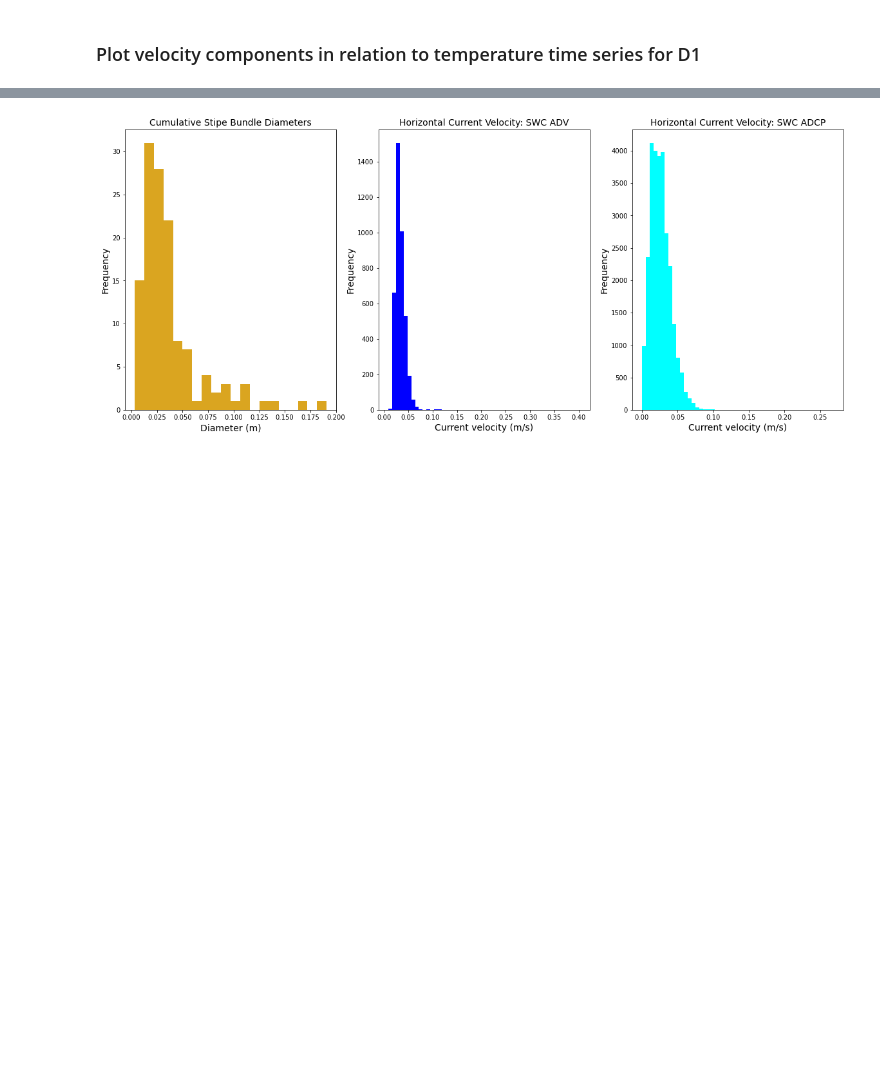
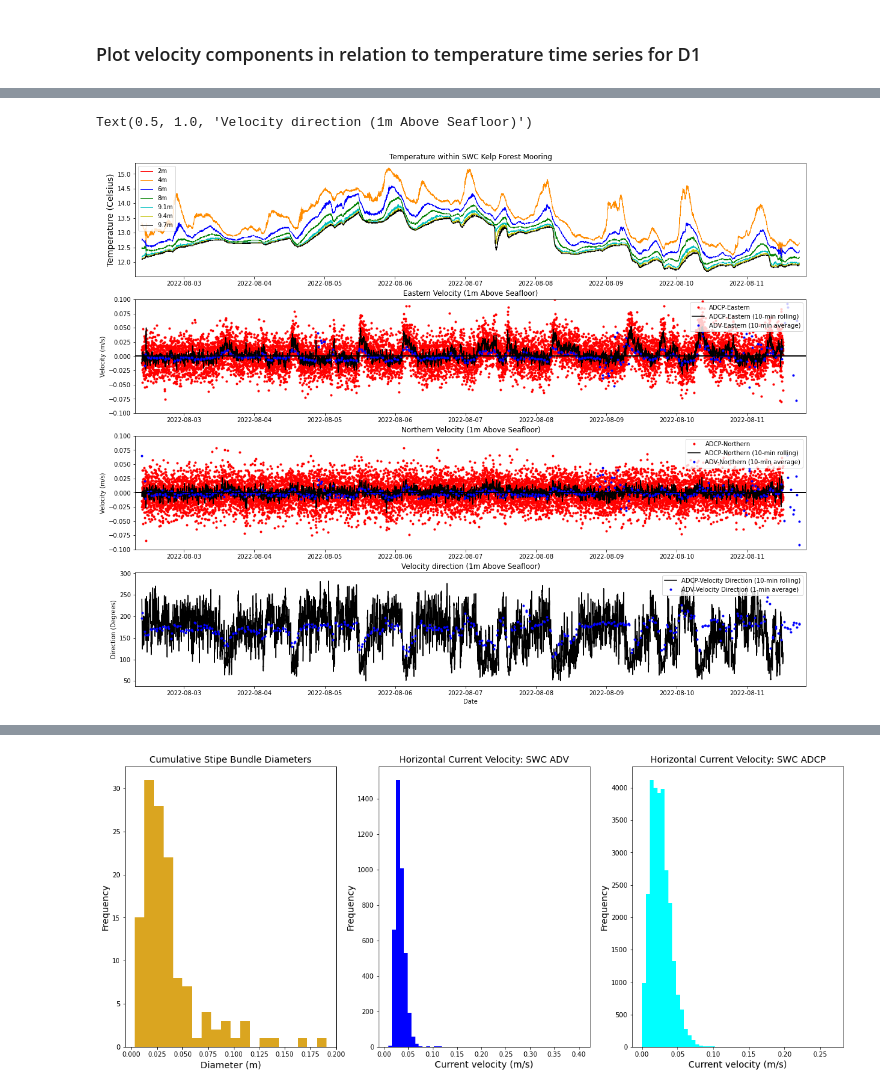
Before and after one commit to lagrady/Kelp-Forest-Hydrodynamics, a Jupyter notebook: notebooks/Kelp_Hydrodynamics.ipynb, the cells around one changed output, grey strips where cells are left out. Cells and saved outputs as stored; diff of their text form; code cells hidden in the pictures; blank space fills up the shorter version.

```diff
--- a/notebooks/Kelp_Hydrodynamics.ipynb
+++ b/notebooks/Kelp_Hydrodynamics.ipynb
@@ -37,12 +65,12 @@ nbdc_sept = xr.open_dataset('46042_Buoy/nbdc_sept.nc')
 # %%
 # Filter unwanted data
 # For adcp
-adcp1 = adcp1.where((adcp1.Flag < 10) & (adcp1.Depth > 8))
-adcp2 = adcp2.where((adcp2.Flag < 10) & (adcp2.Depth > 8))
+adcp1 = adcp1.where((adcp1.Flag < 4) & (adcp1.Depth > 8))
+adcp2 = adcp2.where((adcp2.Flag < 4) & (adcp2.Depth > 8))
 
 # For adv
-adv1 = adv1dat.where(adv1dat.Dat_flag < 42)
-adv2 = adv2dat.where(adv2dat.Dat_flag < 42)
+adv1 = adv1.where(adv1.Dat_flag < 5)
+adv2 = adv2.where(adv2.Dat_flag < 5)
 
 # For seaphox
 spxqc = spx.where(spx.QC < 2)
@@ -216,15 +169,12 @@ temp_dep1 = temp.sel(time=slice('2022-08-02T09:40:00.000000000', '2022-08-11T17:
 
 # ADCP
 adcp_dep1 = adcp1.sel(time=slice('2022-08-02T09:40:00.000000000', '2022-08-11T17:59:00.000000000'))
-adcp1_10mroll_dep1 = adcp1_10mroll.sel(time=slice('2022-08-02T09:40:00.000000000', '2022-08-11T17:59:00.000000000')) # 10 min rolling window for better looking data
+adcp_10mroll_dep1 = adcp1_10mroll.sel(time=slice('2022-08-02T09:40:00.000000000', '2022-08-11T17:59:00.000000000')) # 10 min rolling window for better looking data
 
 # ADV
 adv_dep1 = adv1.sel(time=slice('2022-08-02T09:40:00.000000000', '2022-08-11T17:59:00.000000000'))
-adv_1s_dep1 = adv1_1s.sel(time=slice('2022-08-02T09:40:00.000000000', '2022-08-11T17:59:00.000000000'))
 adv_1m_dep1 = adv1_1m.sel(time=slice('2022-08-02T09:40:00.000000000', '2022-08-11T17:59:00.000000000'))# Using 1min average since raw data is too chaotic
 adv_5m_dep1 = adv1_5m.sel(time=slice('2022-08-02T09:40:00.000000000', '2022-08-11T17:59:00.000000000'))
 adv_10m_dep1 = adv1_10m.sel(time=slice('2022-08-02T09:40:00.000000000', '2022-08-11T17:59:00.000000000'))
-adv_1mroll_dep1 = adv1_1mroll.sel(time=slice('2022-08-02T09:40:00.000000000', '2022-08-11T17:59:00.000000000'))
-adv_10mroll_dep1 = adv1_10mroll.sel(time=slice('2022-08-02T09:40:00.000000000', '2022-08-11T17:59:00.000000000'))
 # %% [markdown]
 ### Plot velocity components in relation to temperature time series for D1
@@ -429,0 +181,54 @@ plt.xticks(rotation='20')
+# %%
+# TEMPERATURE
+plt.figure(figsize = (20,16))
+
+plt.subplot(411)
+plt.plot(temp_dep1.time, temp_dep1.Temperature.isel(depth=0), 'r-', lw = 1)
+plt.plot(temp_dep1.time, temp_dep1.Temperature.isel(depth=1), 'darkorange', lw = 1)
+plt.plot(temp_dep1.time, temp_dep1.Temperature.isel(depth=2), 'b-', lw = 1)
+plt.plot(temp_dep1.time, temp_dep1.Temperature.isel(depth=3), 'g-', lw = 1)
+plt.plot(temp_dep1.time, temp_dep1.Temperature.isel(depth=4), 'c-', lw = 1)
+plt.plot(temp_dep1.time, temp_dep1.Temperature.isel(depth=5), 'y-', lw = 1)
+plt.plot(temp_dep1.time, temp_dep1.Temperature.isel(depth=6), 'k-', lw = 1)
+
+plt.ylabel("Temperature (Celsius)", fontsize=14)
+plt.margins(x=.01)
+plt.title('Temperature within SWC Kelp Forest Mooring')
+plt.legend(['2m','4m','6m','8m','9.1m', '9.4m', '9.7m'], loc = 'upper left')
+#=================================================================================================
+# Eastern Velocity
+plt.subplot(412)
+plt.plot(adcp_dep1.time, adcp_dep1.East.isel(BinDist=1), '.r', label = 'ADCP-Eastern')
+plt.plot(adcp_10mroll_dep1.time, adcp_10mroll_dep1.East,'-k', label = 'ADCP-Eastern (10-min rolling)')
+plt.plot(adv_10m_dep1.time, adv_10m_dep1.East, '.b', label = 'ADV-Eastern (10-min average)')
+plt.ylim(-.1,.1)
+plt.legend(loc = 'upper right')
+plt.axhline(y=0, c='black', lw=2)
+plt.margins(x=.01)
+plt.ylabel('Velocity (m/s)')
+plt.title('Eastern Velocity (1m Above Seafloor)')
+#=================================================================================================
+# Northern Velocity
+plt.subplot(413)
+plt.plot(adcp_dep1.time, adcp_dep1.North.isel(BinDist=1), '.r', label = 'ADCP-Northern')
+plt.plot(adcp_10mroll_dep1.time, adcp_10mroll_dep1.North,'-k', label = 'ADCP-Northern (10-min rolling)')
+plt.plot(adv_10m_dep1.time, adv_10m_dep1.North, '.b', label = 'ADV-Northern (10-min average)')
+plt.ylim(-.1,.1)
+plt.legend(loc = 'upper right')
+plt.axhline(y=0, c='black', lw=2)
+plt.margins(x=.01)
+plt.ylabel('Velocity (m/s)')
+plt.title('Northern Velocity (1m Above Seafloor)')
+#=================================================================================================
+# Velocity direction
+plt.subplot(414)
+plt.plot(adcp_10mroll_dep1.time, adcp_10mroll_dep1.Direction,'-k', label = 'ADCP-Velocity Direction (10-min rolling)')
+plt.plot(adv_10m_dep1.time, adv_10m_dep1.CDIR, '.b', label = 'ADV-Velocity Direction (1-min average)')
+plt.legend(loc = 'upper right')
+plt.margins(x=.01)
+plt.ylabel('Direction (Degrees)')
+plt.xlabel('Date')
+plt.title('Velocity direction (1m Above Seafloor)')
+# %% [output]
+Text(0.5, 1.0, 'Velocity direction (1m Above Seafloor)')
+[figure, added]
```
Also changed, not shown: parts of 58 cells of this notebook, 3 other files.
